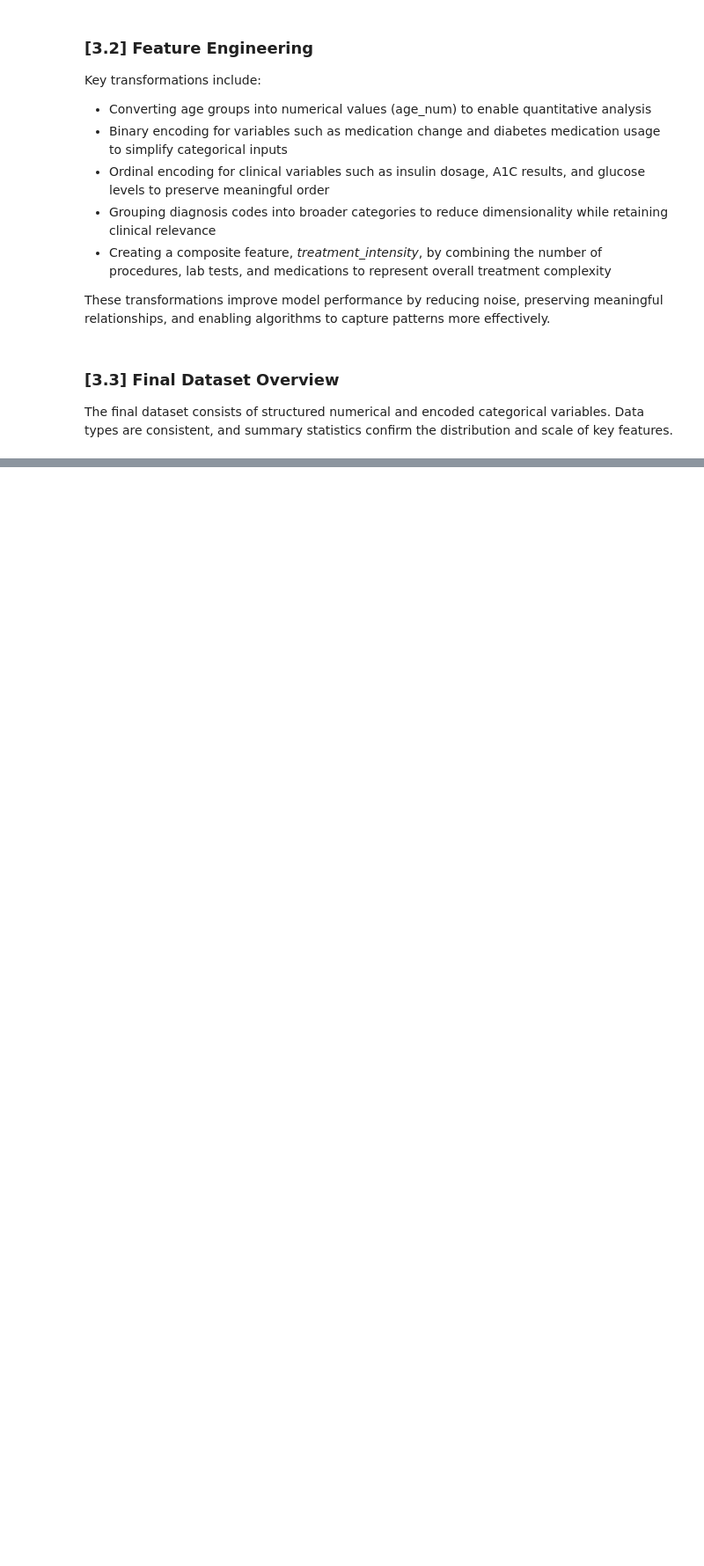
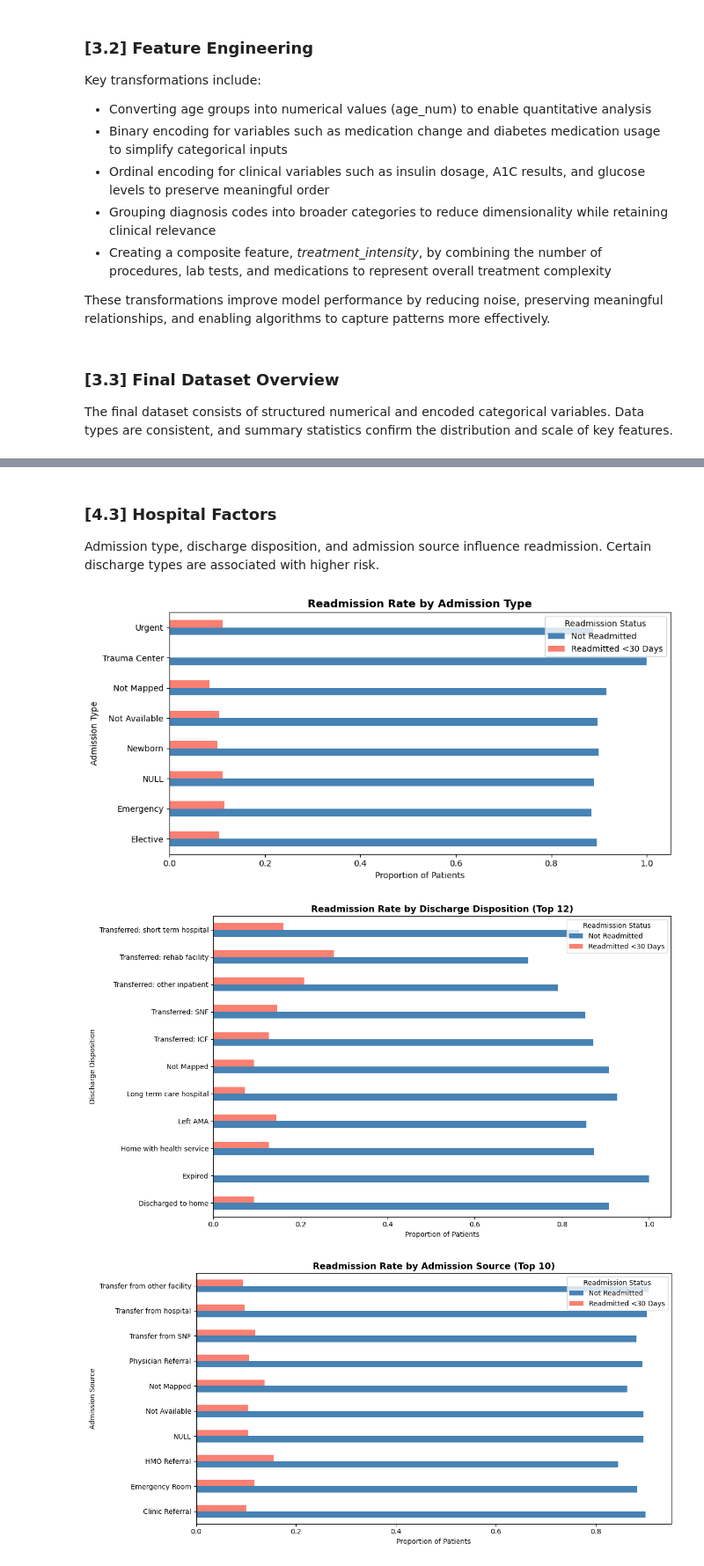
Before and after one commit to purnimamarasinghe2005-lgtm/BI-and-Data-Mining, a Jupyter notebook: Final_Business_Intelligence_and_Data_Mining_1_4_2026.ipynb, the cells around one changed output, grey strips where cells are left out. Shown at 88% size. Saved outputs shown, nothing was run; the diff lists cells and outputs as text; code cells hidden in the pictures; blank space fills up the shorter version.

```diff
--- a/Final_Business_Intelligence_and_Data_Mining_1_4_2026.ipynb
+++ b/Final_Business_Intelligence_and_Data_Mining_1_4_2026.ipynb
@@ -164,0 +220,78 @@ memory usage: 41.2+ MB
+# %% [markdown]
+### [4.3] Hospital Factors
+Admission type, discharge disposition, and admission source influence readmission. Certain discharge types are associated with higher risk.
+# %%
+# [4.3] Hospital Factors vs Readmission
+
+
+admission_type_map = {
+    1: "Emergency", 2: "Urgent", 3: "Elective", 4: "Newborn",
+    5: "Not Available", 6: "NULL", 7: "Trauma Center", 8: "Not Mapped"
+}
+discharge_disposition_map = {
+    1: "Discharged to home", 2: "Transferred: short term hospital",
+    3: "Transferred: SNF", 4: "Transferred: ICF",
+    5: "Transferred: other inpatient", 6: "Home with health service",
+    7: "Left AMA", 8: "Home: IV provider", 9: "Admitted as inpatient",
+    10: "Neonate to neonatal aftercare", 11: "Expired",
+    12: "Still patient / outpatient return", 13: "Hospice / home",
+    14: "Hospice / medical facility", 22: "Transferred: rehab facility",
+    23: "Long term care hospital", 25: "Not Mapped", 26: "Unknown/Invalid",
+    27: "Federal health care facility", 28: "Psychiatric hospital",
+    29: "Critical Access Hospital", 30: "Other health care institution"
+}
+admission_source_map = {
+    1: "Physician Referral", 2: "Clinic Referral", 3: "HMO Referral",
+    4: "Transfer from hospital", 5: "Transfer from SNF",
+    6: "Transfer from other facility", 7: "Emergency Room",
+    8: "Court/Law Enforcement", 9: "Not Available",
+    10: "Transfer from critical access", 17: "NULL",
+    20: "Not Mapped", 21: "Unknown/Invalid",
+    22: "Transfer from same facility", 25: "Transfer from ASC",
+    26: "Transfer from Hospice"
+}
+
+df["admission_type_label"] = df["admission_type_id"].map(admission_type_map)
+df["discharge_disposition_label"] = df["discharge_disposition_id"].map(discharge_disposition_map)
+df["admission_source_label"] = df["admission_source_id"].map(admission_source_map)
+
+# --- Admission Type ---
+adm_tab = pd.crosstab(df["admission_type_label"], df["readmitted_binary"], normalize="index")
+adm_tab.columns = ["Not Readmitted", "Readmitted <30 Days"]
+adm_tab.plot(kind="barh", figsize=(10, 5), color=["steelblue", "salmon"])
+plt.title("Readmission Rate by Admission Type", fontsize=13, fontweight="bold")
+plt.xlabel("Proportion of Patients")
+plt.ylabel("Admission Type")
+plt.legend(title="Readmission Status")
+plt.tight_layout()
+plt.show()
+
+# --- Discharge Disposition (top 12) ---
+top_discharge = df["discharge_disposition_id"].value_counts().head(12).index
+df_dis = df[df["discharge_disposition_id"].isin(top_discharge)].copy()
+dis_tab = pd.crosstab(df_dis["discharge_disposition_label"], df_dis["readmitted_binary"], normalize="index")
+dis_tab.columns = ["Not Readmitted", "Readmitted <30 Days"]
+dis_tab.plot(kind="barh", figsize=(12, 7), color=["steelblue", "salmon"])
+plt.title("Readmission Rate by Discharge Disposition (Top 12)", fontsize=13, fontweight="bold")
+plt.xlabel("Proportion of Patients")
+plt.ylabel("Discharge Disposition")
+plt.legend(title="Readmission Status")
+plt.tight_layout()
+plt.show()
+
+# --- Admission Source (top 10) ---
+top_source = df["admission_source_id"].value_counts().head(10).index
+df_src = df[df["admission_source_id"].isin(top_source)].copy()
+src_tab = pd.crosstab(df_src["admission_source_label"], df_src["readmitted_binary"], normalize="index")
+src_tab.columns = ["Not Readmitted", "Readmitted <30 Days"]
+src_tab.plot(kind="barh", figsize=(12, 6), color=["steelblue", "salmon"])
+plt.title("Readmission Rate by Admission Source (Top 10)", fontsize=13, fontweight="bold")
+plt.xlabel("Proportion of Patients")
+plt.ylabel("Admission Source")
+plt.legend(title="Readmission Status")
+plt.tight_layout()
+plt.show()
+# %% [output]
+[figure, added]
+[figure, added]
+[figure, added]
```
Also changed, not shown: parts of 26 cells of this notebook.
